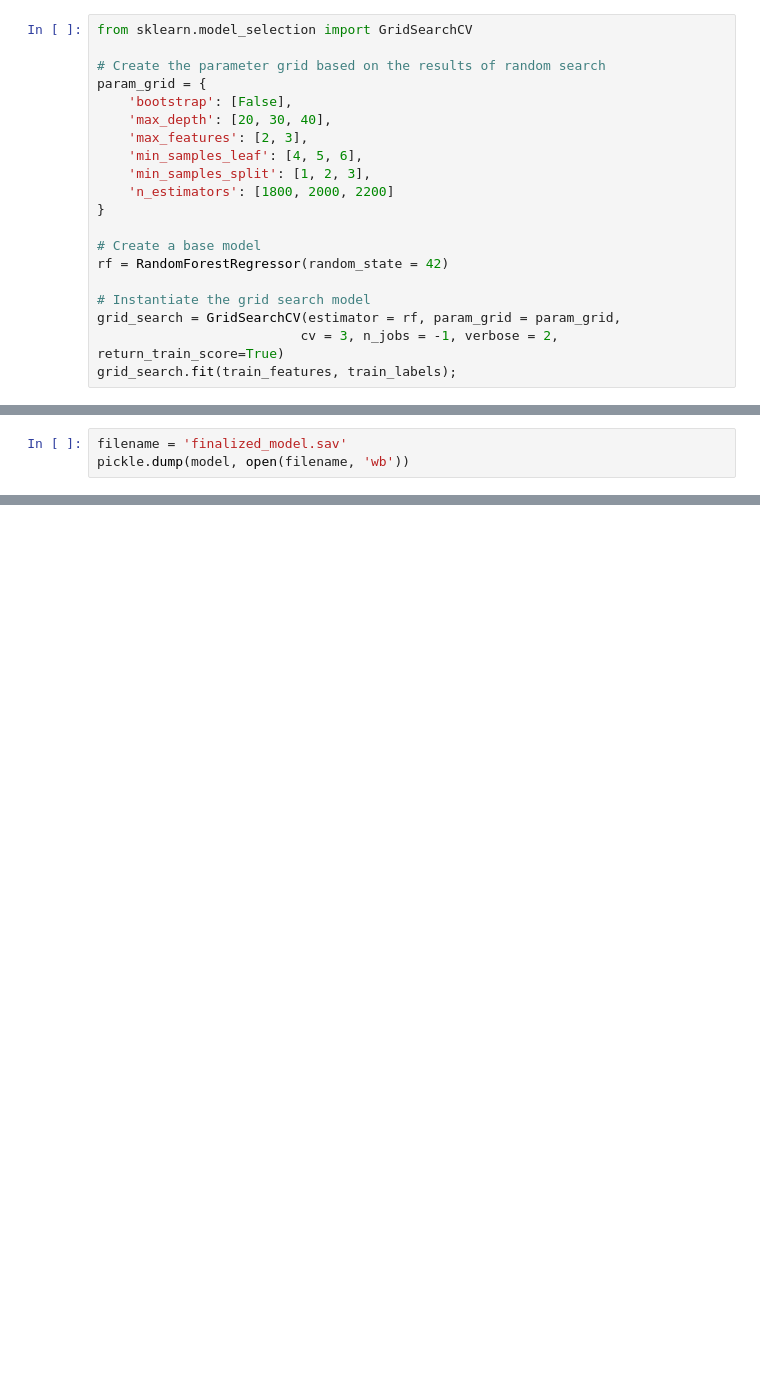
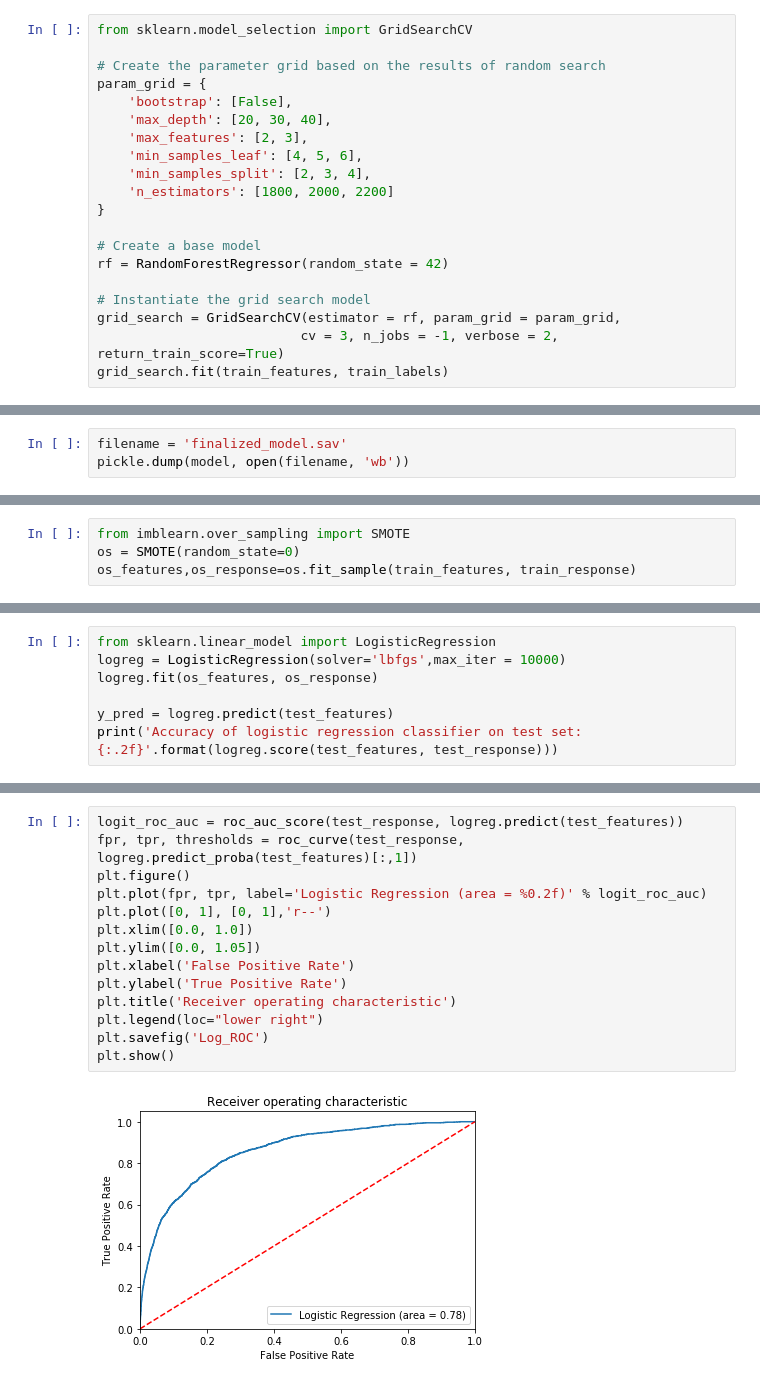
Before and after one commit to JakobGM/machine-learning-course, a Jupyter notebook: project/berild.ipynb, the cells around one changed output, grey strips where cells are left out. Cells and saved outputs as stored; diff of their text form; blank space fills up the shorter version.

Commit message:
add neural network, naive bayes and logreg

```diff
--- a/project/berild.ipynb
+++ b/project/berild.ipynb
@@ -182,7 +185,7 @@ param_grid = {
     'max_depth': [20, 30, 40],
     'max_features': [2, 3],
     'min_samples_leaf': [4, 5, 6],
-    'min_samples_split': [1, 2, 3],
+    'min_samples_split': [2, 3, 4],
     'n_estimators': [1800, 2000, 2200]
 }
 
@@ -192,7 +195,7 @@ rf = RandomForestRegressor(random_state = 42)
 # Instantiate the grid search model
 grid_search = GridSearchCV(estimator = rf, param_grid = param_grid,
                           cv = 3, n_jobs = -1, verbose = 2, return_train_score=True)
-grid_search.fit(train_features, train_labels);
+grid_search.fit(train_features, train_labels)
 # %%
 grid_search.best_params_
 # %%
@@ -228,0 +236,4 @@ pickle.dump(model, open(filename, 'wb'))
+# %%
+from imblearn.over_sampling import SMOTE
+os = SMOTE(random_state=0)
+os_features,os_response=os.fit_sample(train_features, train_response)
@@ -228,0 +261,7 @@ pickle.dump(model, open(filename, 'wb'))
+# %%
+from sklearn.linear_model import LogisticRegression
+logreg = LogisticRegression(solver='lbfgs',max_iter = 10000)
+logreg.fit(os_features, os_response)
+
+y_pred = logreg.predict(test_features)
+print('Accuracy of logistic regression classifier on test set: {:.2f}'.format(logreg.score(test_features, test_response)))
@@ -228,0 +279,16 @@ pickle.dump(model, open(filename, 'wb'))
+# %%
+logit_roc_auc = roc_auc_score(test_response, logreg.predict(test_features))
+fpr, tpr, thresholds = roc_curve(test_response, logreg.predict_proba(test_features)[:,1])
+plt.figure()
+plt.plot(fpr, tpr, label='Logistic Regression (area = %0.2f)' % logit_roc_auc)
+plt.plot([0, 1], [0, 1],'r--')
+plt.xlim([0.0, 1.0])
+plt.ylim([0.0, 1.05])
+plt.xlabel('False Positive Rate')
+plt.ylabel('True Positive Rate')
+plt.title('Receiver operating characteristic')
+plt.legend(loc="lower right")
+plt.savefig('Log_ROC')
+plt.show()
+# %% [output]
+[figure, added]
```
Also changed, not shown: parts of 22 cells of this notebook, 2 other files.
